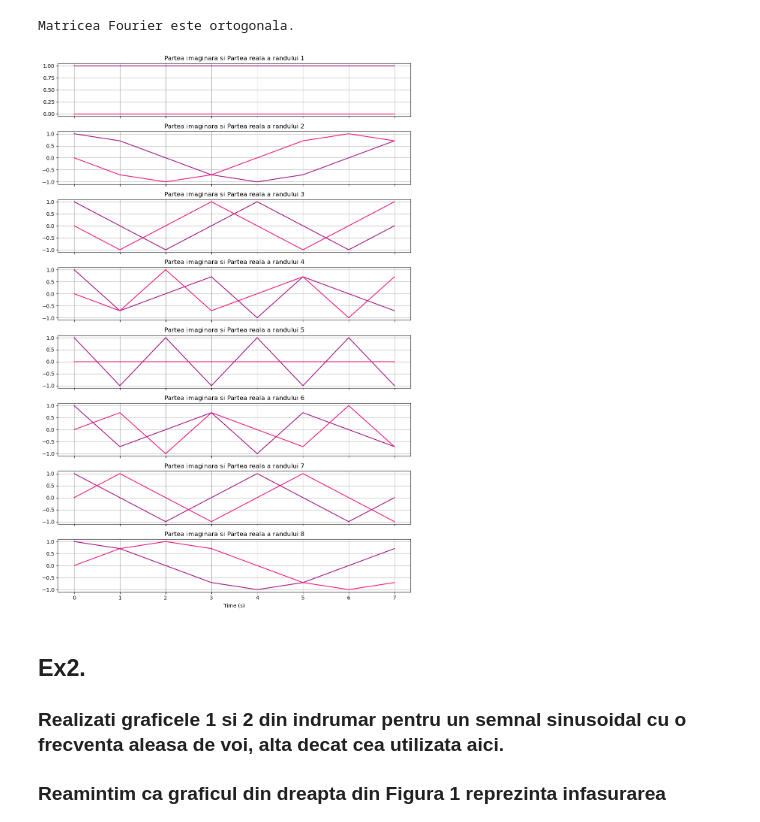
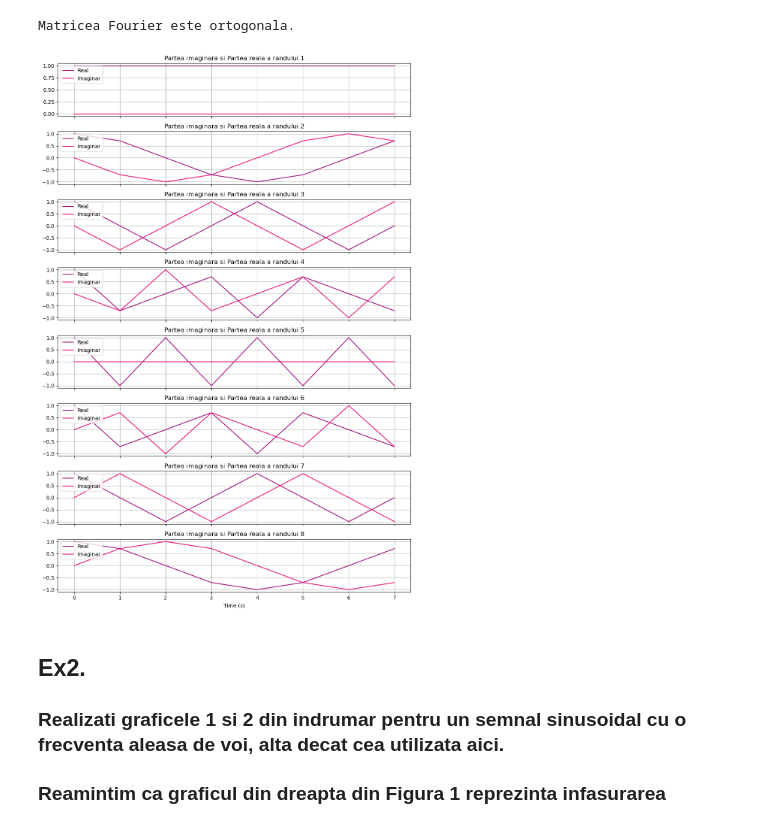
Before and after one commit to adania-miu/Prelucrarea-Semnalelor-Teme-Laborator, a Jupyter notebook: Laborator3/Lab3.ipynb, the cells around one changed output. Cells and saved outputs as stored; diff of their text form; code cells hidden in the pictures.

```diff
--- a/Laborator3/Lab3.ipynb
+++ b/Laborator3/Lab3.ipynb
@@ -35,20 +35,21 @@ Matricea Fourier este ortogonala.
 # %%
 figure, axes = plt.subplots(N, sharex=True, figsize=(10, 15))
 
 for m in range(N):
-    axes[m].plot(np.real(F[m]), color='#9F0D7F')
-    axes[m].plot(np.imag(F[m]), color='#EA1179')
+    axes[m].plot(np.real(F[m]), color='#9F0D7F', label="Real")
+    axes[m].plot(np.imag(F[m]), color='#EA1179', label="Imaginar")
     axes[m].set_title(f'Partea imaginara si Partea reala a randului {m + 1}')
+    axes[m].legend(loc='upper left')
 
 axes[N - 1].set_xlabel('Time (s)')
 
 for ax in axes:
     ax.grid(True)
 
 plt.tight_layout()
 plt.show()
 # %% [output]
-[figure, old version]
+[figure, new version]
 # %% [markdown]
 ## Ex2.
 ### Realizati graficele 1 si 2 din indrumar pentru un semnal sinusoidal cu o frecventa aleasa de voi, alta decat cea utilizata aici.
```
Also changed, not shown: parts of 4 cells of this notebook.
